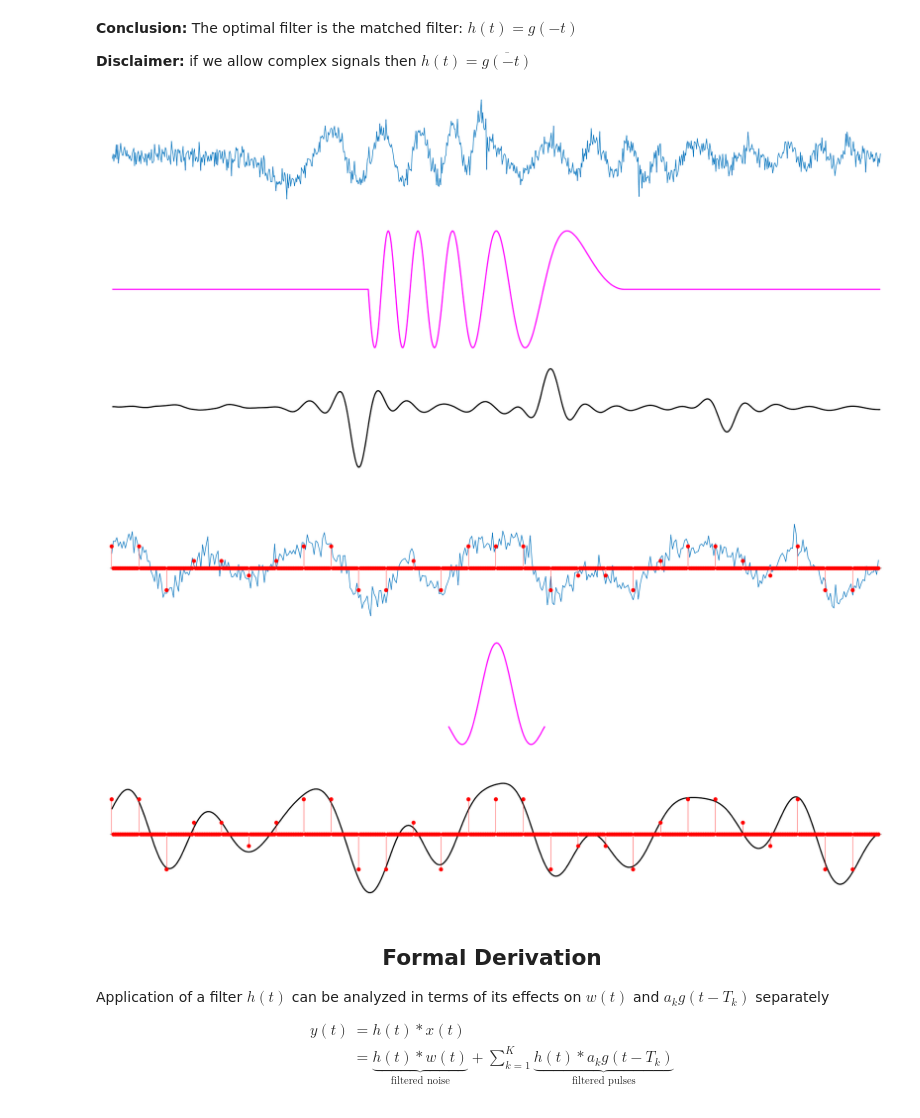
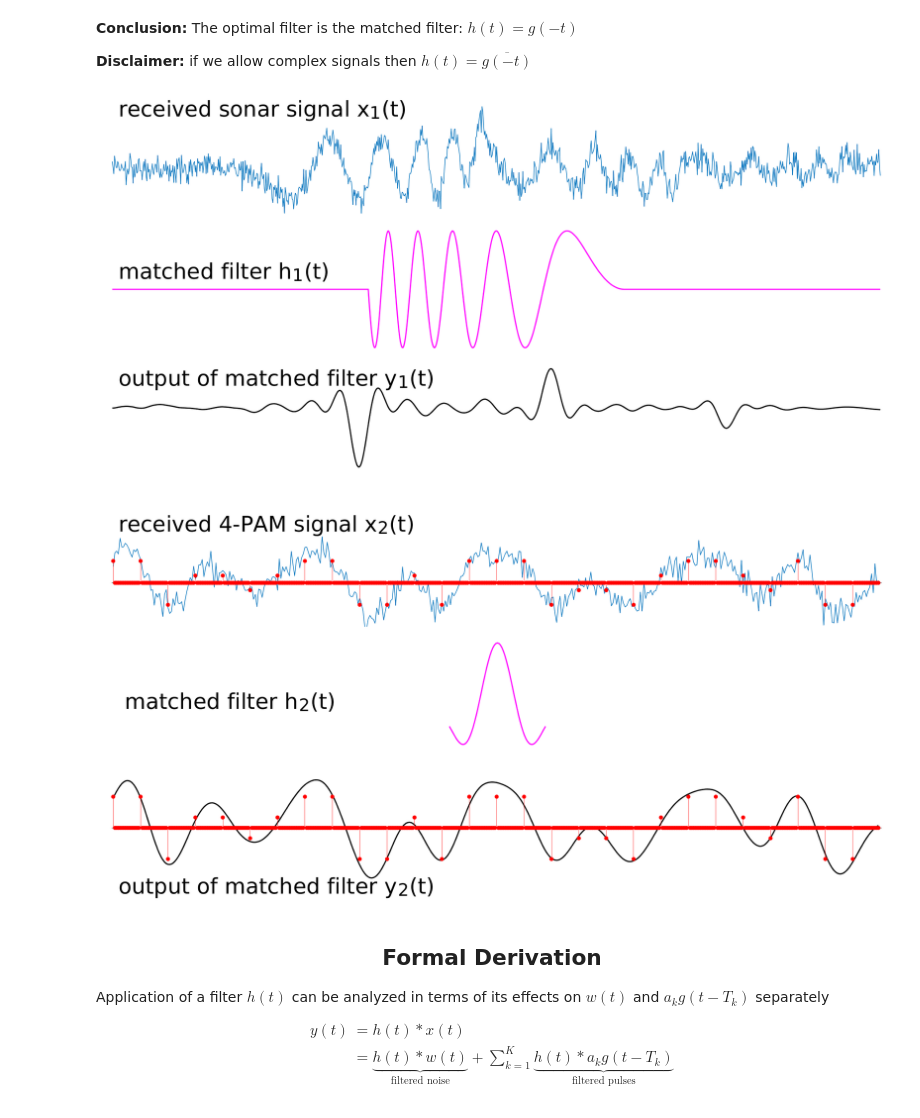
Before and after one commit to danjacobellis/EE445S-lab, a Jupyter notebook: lecture_notes/nov8.ipynb, the cells around one changed output. Drawn from its saved outputs; the diff is of its cells as text; code cells hidden in the pictures.

```diff
--- a/lecture_notes/nov8.ipynb
+++ b/lecture_notes/nov8.ipynb
@@ -352,31 +352,38 @@ g = @(t) sin(t.^2) .* rect(t./T-0.5);
 h = fliplr(g(t));
 x = 0.8*g(t-1.2) - 0.5*g(t-0.9*T) + -1.3*g(t+3) + 0.3*w(t);
 y = conv(x,h,'same');
+
 layout(3,1);
 nexttile(); plot(x,'linewidth',1); axis off;
+text(0,2.5,'\fontsize{28} received sonar signal x_1(t)', 'interpreter','tex');
 nexttile(); plot(h,'m','linewidth',2); axis off;
+text(0,0.3,'\fontsize{28} matched filter h_1(t)', 'interpreter','tex');
 nexttile(); plot(y,'k','linewidth',2); axis off;
+text(0,100,'\fontsize{28} output of matched filter y_1(t)', 'interpreter','tex');
 # %% [output]
-[figure, old version]
+[figure, new version]
 # %%
 %plot -s 1800,900 -r 100
 
 g = sinc(-2:(1/16):2);
 serialized_data = reshape((dec2bin(uint8('meatball'))'),[28,2]);
 upsampled_data = upsample(2*bin2dec(serialized_data)-3,16);
 x = conv(upsampled_data,g,'same');
 x = x + w(x)';
 h = g;
 y = conv(x,h,'same');
 
 layout(3,1);
 nexttile(); plot(x,'linewidth',1); axis off;
-hold on; stem(upsampled_data,'r.','markersize',20); axis off;
-nexttile(); plot(h,'m','linewidth',2); axis off; xlim([-224,224+65])
+hold on; stem(upsampled_data,'r.','markersize',20); axis off;ylim([-6,10])
+text(0,8,'\fontsize{28} received 4-PAM signal x_2(t)', 'interpreter','tex');
+nexttile(); plot(h,'m','linewidth',2); axis off; xlim([-224,224+65]);
+text(-220,0.3,'\fontsize{28} matched filter h_2(t)', 'interpreter','tex');
 nexttile(); plot(y,'k','linewidth',2); axis off;
-hold on; stem(16*upsampled_data,'r.','markersize',20); axis off;
+hold on; stem(16*upsampled_data,'r.','markersize',20); axis off;  ylim([-100,80])
+text(0,-90,'\fontsize{28} output of matched filter y_2(t)', 'interpreter','tex');
 # %% [output]
-[figure, old version]
+[figure, new version]
 # %% [markdown]
 <center> <h2>
 Formal Derivation
```
Also changed, not shown: parts of 9 cells of this notebook, 1 other file.
